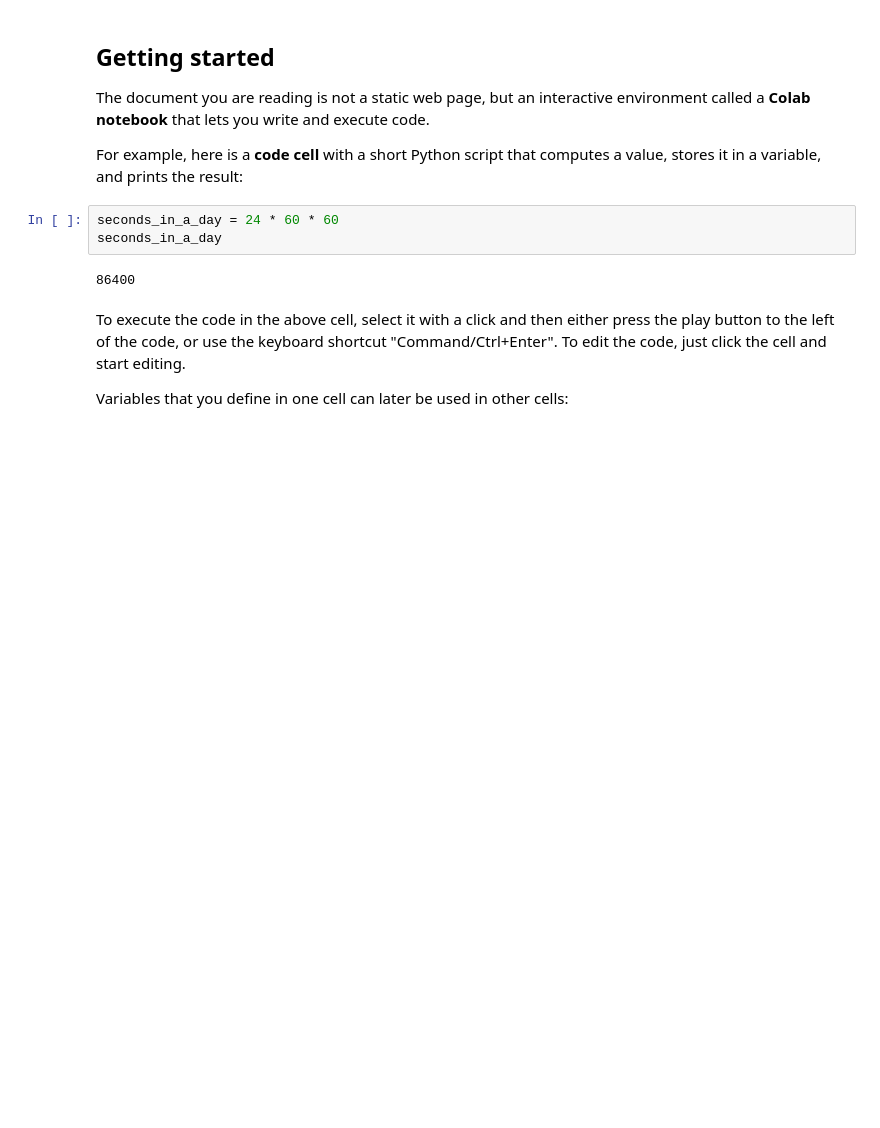
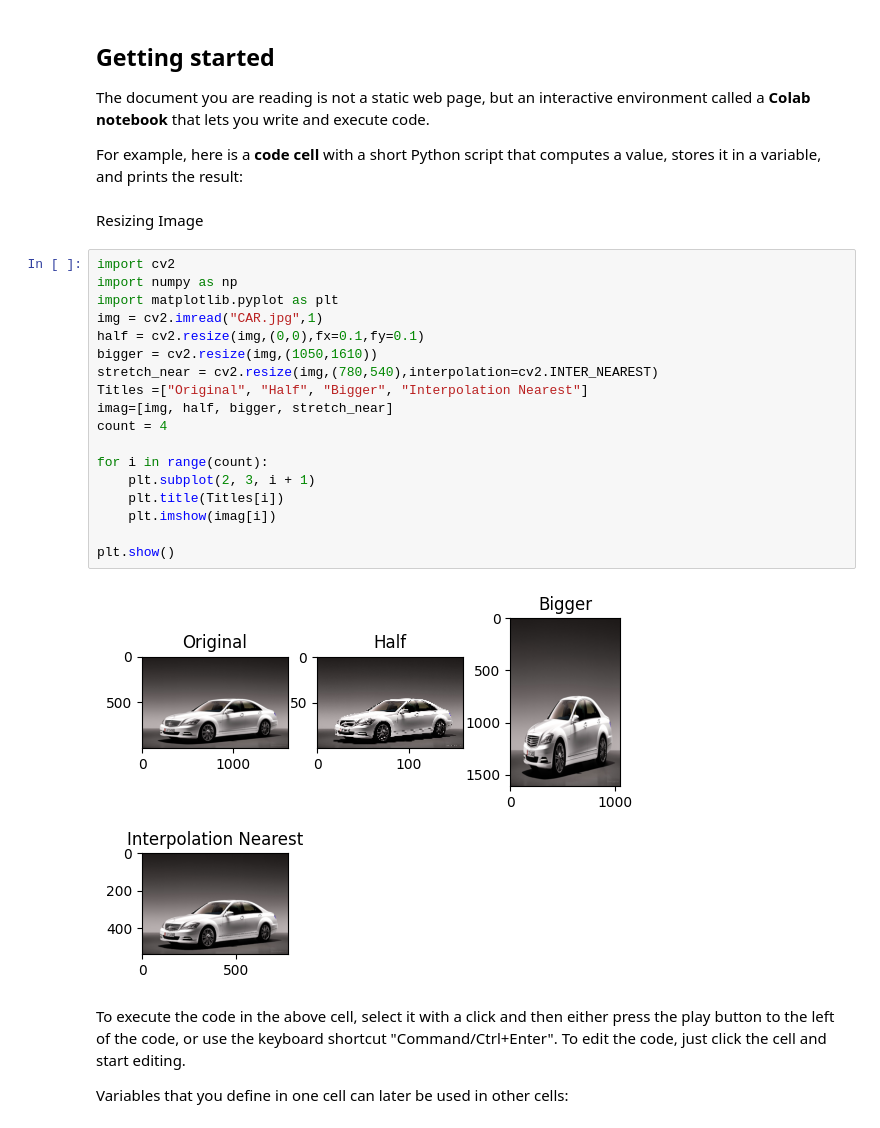
Before and after one commit to Saksheee1408/AI, a Jupyter notebook: Welcome_To_Colab.ipynb, the cells around one changed output. Cells and saved outputs as stored; diff of their text form; blank space fills up the shorter version.

```diff
--- a/Welcome_To_Colab.ipynb
+++ b/Welcome_To_Colab.ipynb
@@ -61,11 +73,28 @@ Whether you're a **student**, a **data scientist** or an **AI researcher**, Cola
 The document you are reading is not a static web page, but an interactive environment called a **Colab notebook** that lets you write and execute code.
 
 For example, here is a **code cell** with a short Python script that computes a value, stores it in a variable, and prints the result:
-# %%
-seconds_in_a_day = 24 * 60 * 60
-seconds_in_a_day
-# %% [output]
-86400
+# %% [markdown]
+Resizing Image
+# %%
+import cv2
+import numpy as np
+import matplotlib.pyplot as plt
+img = cv2.imread("CAR.jpg",1)
+half = cv2.resize(img,(0,0),fx=0.1,fy=0.1)
+bigger = cv2.resize(img,(1050,1610))
+stretch_near = cv2.resize(img,(780,540),interpolation=cv2.INTER_NEAREST)
+Titles =["Original", "Half", "Bigger", "Interpolation Nearest"]
+imag=[img, half, bigger, stretch_near]
+count = 4
+
+for i in range(count):
+    plt.subplot(2, 3, i + 1)
+    plt.title(Titles[i])
+    plt.imshow(imag[i])
+
+plt.show()
+# %% [output]
+[figure, added]
 # %% [markdown]
 To execute the code in the above cell, select it with a click and then either press the play button to the left of the code, or use the keyboard shortcut "Command/Ctrl+Enter". To edit the code, just click the cell and start editing.
 
```
Also changed, not shown: parts of 15 cells of this notebook.
